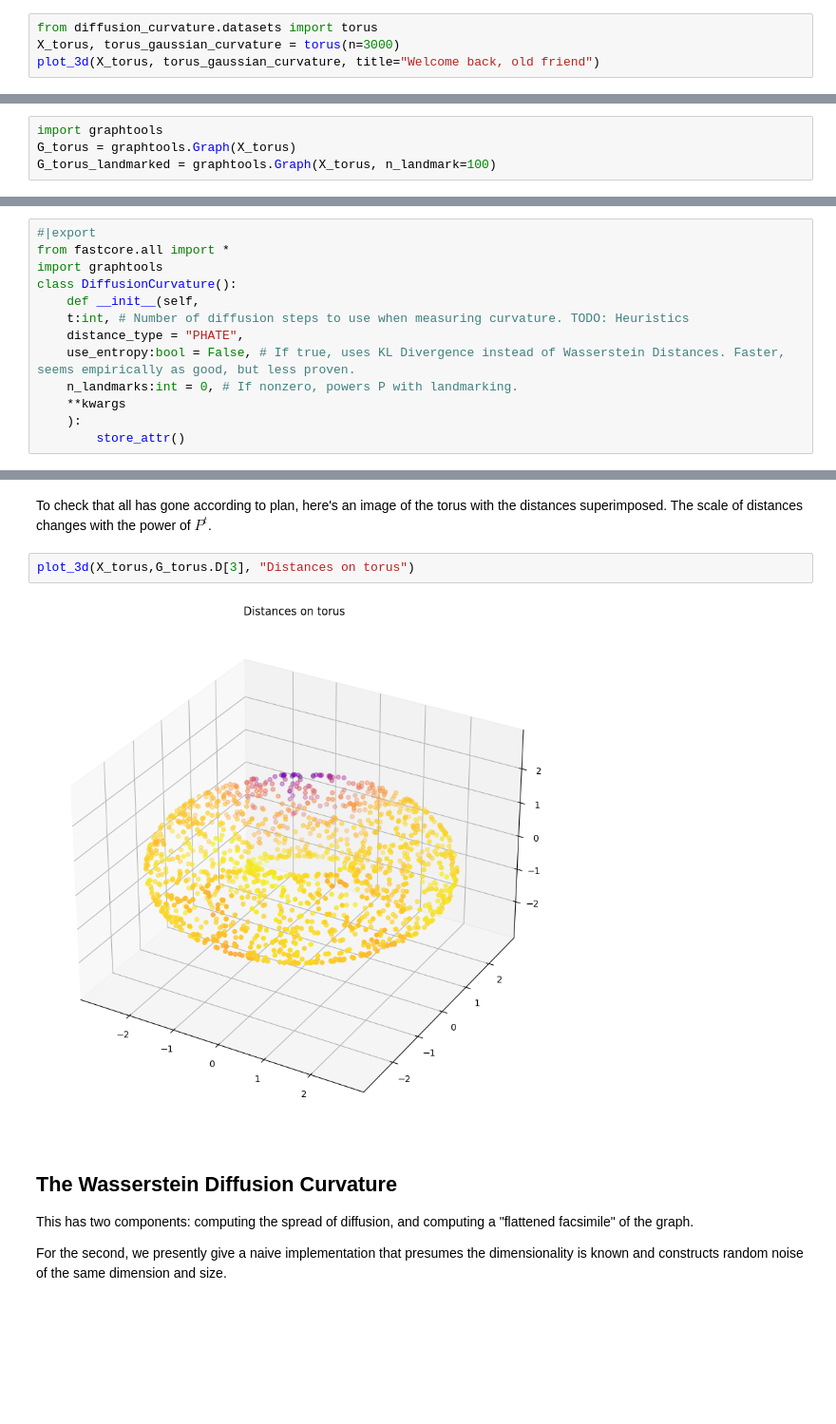
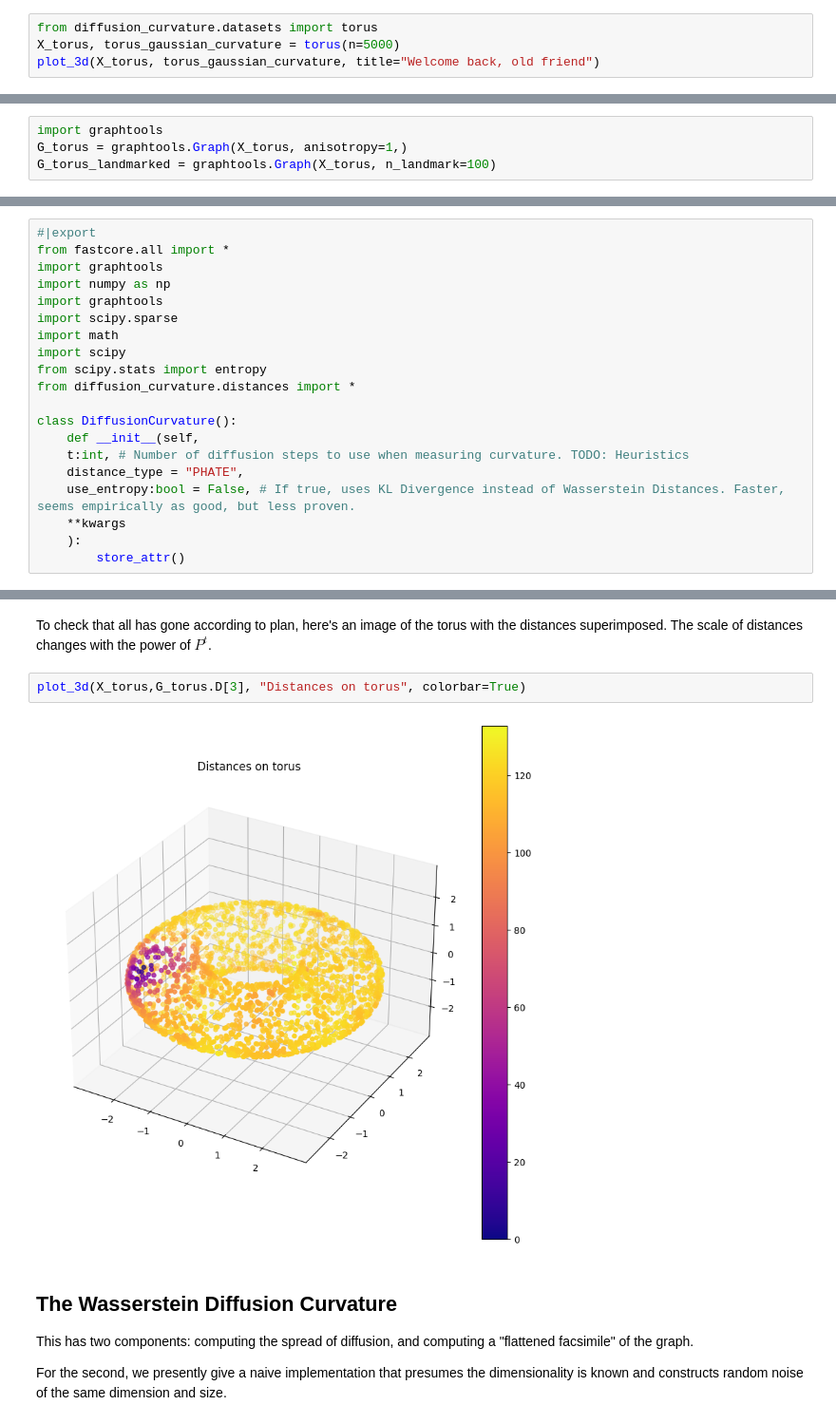
Before and after one commit to professorwug/diffusion-curvature-old, a Jupyter notebook: Core (graphtools).ipynb, the cells around one changed output, grey strips where cells are left out. Shown at 95% size. Drawn from its saved outputs; the diff is of its cells as text; blank space fills up the shorter version.

Commit message:
cleaned up graphtools implementation

```diff
--- a/Core (graphtools).ipynb
+++ b/Core (graphtools).ipynb
@@ -12,6 +14,6 @@ This notebook implements diffusion curvature atop the popular Graphtools library
 What follows is a literate implementation, showing the steps of the algorithm applied to our old friend, the torus.
 # %%
 from diffusion_curvature.datasets import torus
-X_torus, torus_gaussian_curvature = torus(n=3000)
+X_torus, torus_gaussian_curvature = torus(n=5000)
 plot_3d(X_torus, torus_gaussian_curvature, title="Welcome back, old friend")
 # %% [output]
@@ -20,7 +22,7 @@ plot_3d(X_torus, torus_gaussian_curvature, title="Welcome back, old friend")
 First we need to turn this into a graphtools graph. Fortunately, that's quite simple. We'll trust the graphtools defaults for now.
 # %%
 import graphtools
-G_torus = graphtools.Graph(X_torus)
+G_torus = graphtools.Graph(X_torus, anisotropy=1,)
 G_torus_landmarked = graphtools.Graph(X_torus, n_landmark=100)
 # %% [markdown]
 Graphtools has some niceties, but also some limitations. It can, for instance, calculate the diffusion matrix, complete with anisotropic density normalization and automatic conversion into scipy's sparse matrix format. It can also compute the landmark operator - a compressed version of the diffusion matrix that diffusion only between a subset of "landmark" points within a dataset - enabling us to approximately power *huge* diffusion matrices. All of these features will be used!
@@ -49,12 +51,19 @@ This allows us to debug them more easily.
 #|export
 from fastcore.all import *
 import graphtools
+import numpy as np
+import graphtools
+import scipy.sparse
+import math
+import scipy
+from scipy.stats import entropy
+from diffusion_curvature.distances import *
+
 class DiffusionCurvature():
     def __init__(self,
     t:int, # Number of diffusion steps to use when measuring curvature. TODO: Heuristics
     distance_type = "PHATE",
     use_entropy:bool = False, # If true, uses KL Divergence instead of Wasserstein Distances. Faster, seems empirically as good, but less proven.
-    n_landmarks:int = 0, # If nonzero, powers P with landmarking.
     **kwargs
     ):
         store_attr()
@@ -113,9 +118,9 @@ G_torus = DC.distances(G_torus)
 # %% [markdown]
 To check that all has gone according to plan, here's an image of the torus with the distances superimposed. The scale of distances changes with the power of $P^t$.
 # %%
-plot_3d(X_torus,G_torus.D[3], "Distances on torus")
+plot_3d(X_torus,G_torus.D[3], "Distances on torus", colorbar=True)
 # %% [output]
-[figure, old version]
+[figure, new version]
 # %% [markdown]
 ## The Wasserstein Diffusion Curvature
 This has two components: computing the spread of diffusion, and computing a "flattened facsimile" of the graph.
```
Also changed, not shown: parts of 22 cells of this notebook, 13 other files.
